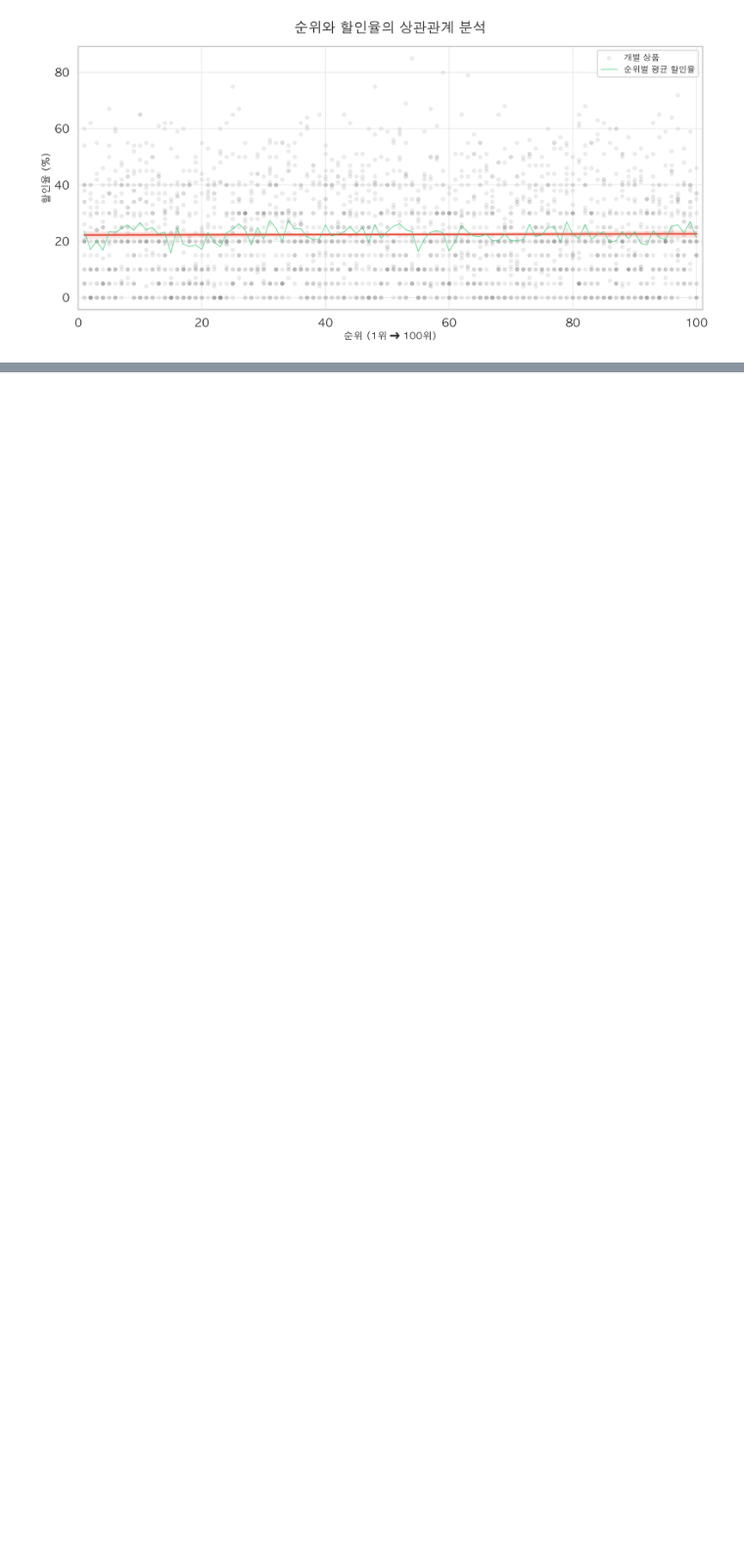
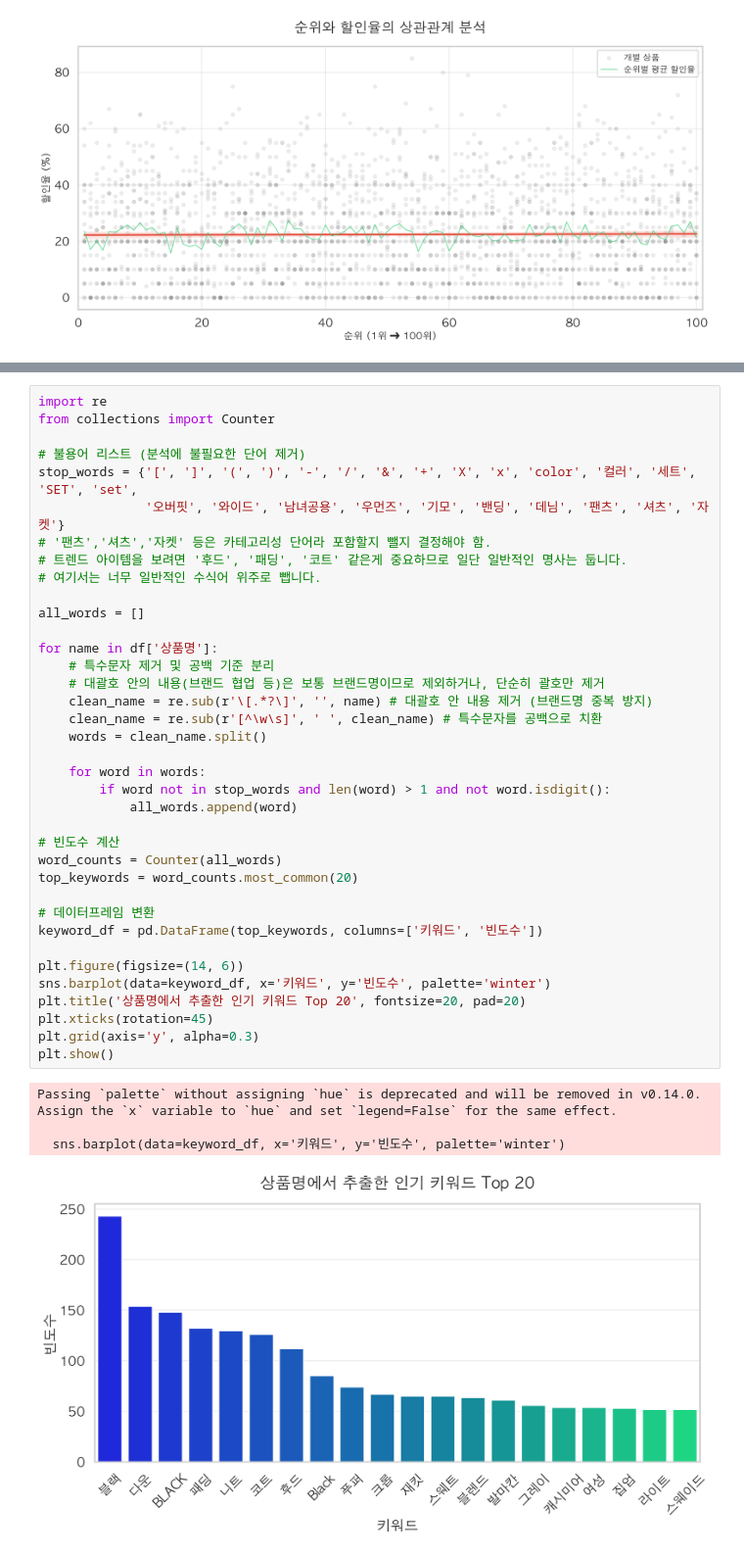
Before and after one commit to parkjto/Fashion_Platform-Musinsa-Trend_Analysis, a Jupyter notebook: Fashion_Platform_Trend_Analysis.ipynb, the cells around one changed output, grey strips where cells are left out. Shown at 98% size. Saved outputs shown, nothing was run; the diff lists cells and outputs as text; blank space fills up the shorter version.

```diff
--- a/Fashion_Platform_Trend_Analysis.ipynb
+++ b/Fashion_Platform_Trend_Analysis.ipynb
@@ -965,0 +1073,42 @@ plt.show()
+# %%
+import re
+from collections import Counter
+
+# 불용어 리스트 (분석에 불필요한 단어 제거)
+stop_words = {'[', ']', '(', ')', '-', '/', '&', '+', 'X', 'x', 'color', '컬러', '세트', 'SET', 'set',
+              '오버핏', '와이드', '남녀공용', '우먼즈', '기모', '밴딩', '데님', '팬츠', '셔츠', '자켓'}
+# '팬츠','셔츠','자켓' 등은 카테고리성 단어라 포함할지 뺄지 결정해야 함.
+# 트렌드 아이템을 보려면 '후드', '패딩', '코트' 같은게 중요하므로 일단 일반적인 명사는 둡니다.
+# 여기서는 너무 일반적인 수식어 위주로 뺍니다.
+
+all_words = []
+
+for name in df['상품명']:
+    # 특수문자 제거 및 공백 기준 분리
+    # 대괄호 안의 내용(브랜드 협업 등)은 보통 브랜드명이므로 제외하거나, 단순히 괄호만 제거
+    clean_name = re.sub(r'\[.*?\]', '', name) # 대괄호 안 내용 제거 (브랜드명 중복 방지)
+    clean_name = re.sub(r'[^\w\s]', ' ', clean_name) # 특수문자를 공백으로 치환
+    words = clean_name.split()
+
+    for word in words:
+        if word not in stop_words and len(word) > 1 and not word.isdigit():
+            all_words.append(word)
+
+# 빈도수 계산
+word_counts = Counter(all_words)
+top_keywords = word_counts.most_common(20)
+
+# 데이터프레임 변환
+keyword_df = pd.DataFrame(top_keywords, columns=['키워드', '빈도수'])
+
+plt.figure(figsize=(14, 6))
+sns.barplot(data=keyword_df, x='키워드', y='빈도수', palette='winter')
+plt.title('상품명에서 추출한 인기 키워드 Top 20', fontsize=20, pad=20)
+plt.xticks(rotation=45)
+plt.grid(axis='y', alpha=0.3)
+plt.show()
+# %% [output]
+Passing `palette` without assigning `hue` is deprecated and will be removed in v0.14.0. Assign the `x` variable to `hue` and set `legend=False` for the same effect.
+
+  sns.barplot(data=keyword_df, x='키워드', y='빈도수', palette='winter')
+[figure, added]
```
Also changed, not shown: parts of 8 cells of this notebook, 7 other files.
